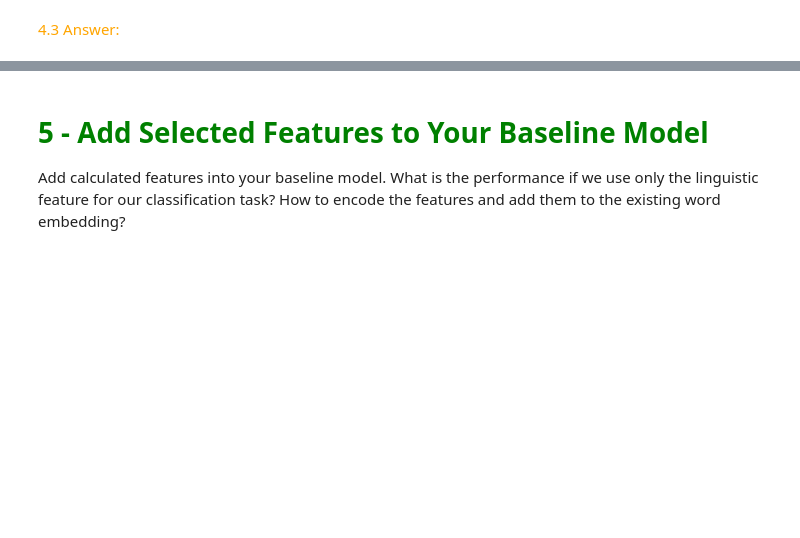
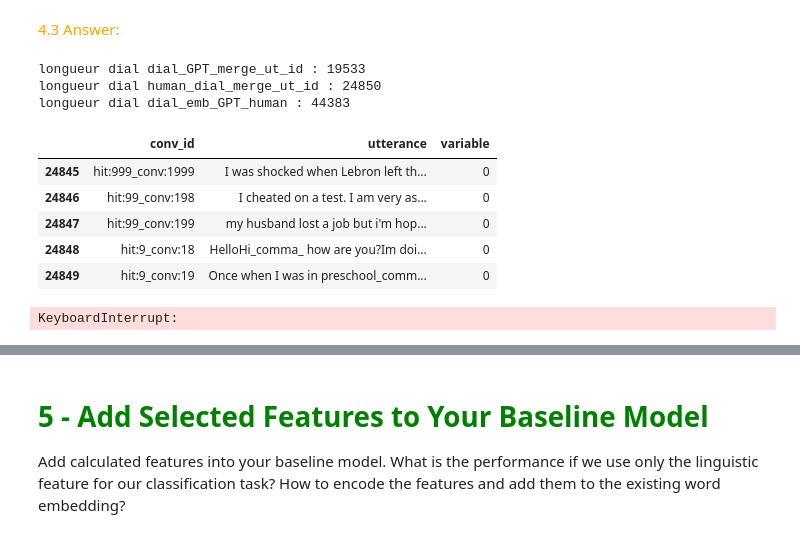
Before and after one commit to telecom-projet-nlp/human-gpt-linguistic-differences, a Jupyter notebook: notebook/Notebook William.ipynb, the cells around one changed output, grey strips where cells are left out. Cells and saved outputs as stored; diff of their text form; code cells hidden in the pictures; blank space fills up the shorter version.

```diff
--- a/Notebook William.ipynb
+++ b/notebook/Notebook William.ipynb
@@ -502,0 +493,28 @@ You can test several word embedding model and choos the one give you the best pe
+# %%
+human_dial.head()
+human_dial_merge_ut_id = human_dial.groupby('conv_id')['utterance'].apply(''.join).reset_index()
+human_dial_merge_ut_id.set_index('conv_id')
+human_dial_merge_ut_id['variable']=0
+
+dial_GPT['processed'] = dial_GPT['processed'].apply(lambda x: ' '.join(x) if isinstance(x, list) else str(x))
+dial_GPT_merge_ut_id = dial_GPT.groupby('conv_id')['processed'].apply(''.join).reset_index()
+dial_GPT_merge_ut_id.rename(columns={'processed': 'utterance'}, inplace=True)
+dial_GPT_merge_ut_id['variable'] = 1
+
+dial_emb_GPT_human = pd.concat([dial_GPT_merge_ut_id,human_dial_merge_ut_id])
+
+
+print(f'longueur dial dial_GPT_merge_ut_id : {dial_GPT_merge_ut_id.shape[0]}')
+print(f'longueur dial human_dial_merge_ut_id : {human_dial_merge_ut_id.shape[0]}')
+print(f'longueur dial dial_emb_GPT_human : {dial_emb_GPT_human.shape[0]}')
+dial_emb_GPT_human.tail()
+# %% [output]
+longueur dial dial_GPT_merge_ut_id : 19533
+longueur dial human_dial_merge_ut_id : 24850
+longueur dial dial_emb_GPT_human : 44383
+|  | conv_id | utterance | variable |
+| 24845 | hit:999_conv:1999 | I was shocked when Lebron left th... | 0 |
+| 24846 | hit:99_conv:198 | I cheated on a test. I am very as... | 0 |
+| 24847 | hit:99_conv:199 | my husband lost a job but i'm hop... | 0 |
+| 24848 | hit:9_conv:18 | HelloHi_comma_ how are you?Im doi... | 0 |
+| 24849 | hit:9_conv:19 | Once when I was in preschool_comm... | 0 |
@@ -502,0 +574,33 @@ You can test several word embedding model and choos the one give you the best pe
+# %%
+import polars as pl
+from elfen.extractor import Extractor
+
+# Charger ton dataset
+dial_GPT = pl.read_csv('../data/GPT_dial/2GPTEmpathicDialoguesDataset.csv')
+
+# Renommer la colonne de texte si nécessaire
+dial_GPT = dial_GPT.rename({"processed": "text"})
+
+# Créer l'extracteur
+ext = Extractor(
+    data=dial_GPT,
+    text_col="text",
+    lang="en",
+    model="en_core_web_sm"
+)
+
+# Extraire uniquement les features souhaitées
+vad = ext.extract_features([
+    "emotion.get_avg_valence"
+])
+
+# (Optionnel) Normaliser par longueur de texte
+vad = ext.token_normalize(vad)
+
+# Joindre les résultats au dataset original
+out = dial_GPT.hstack(vad)
+
+# Sauvegarder
+out.write_csv('../data/GPT_dial/GPT_valence_arousal.csv')
+# %% [output]
+KeyboardInterrupt:
```
Also changed, not shown: parts of 10 cells of this notebook, 1 other file.
